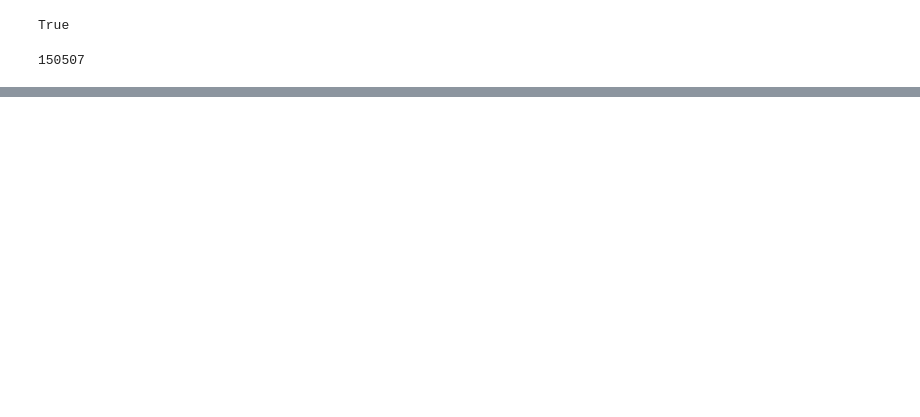
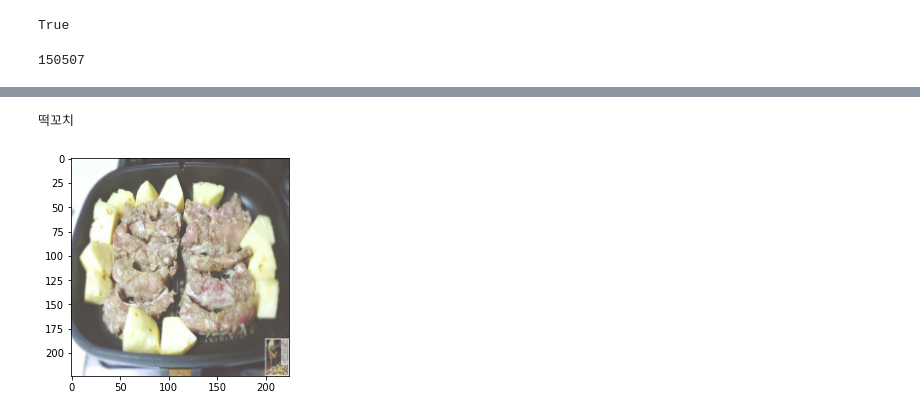
Before and after one commit to kimhwijin/KFood_Models, a Jupyter notebook: KFood_Model.ipynb, the cells around one changed output, grey strips where cells are left out. Drawn from its saved outputs; the diff is of its cells as text; code cells hidden in the pictures; blank space fills up the shorter version.

Commit message:
jpg, jpeg, png format사용, 각기다른 image decoding 방식 적용, bmp, git 포멧 일단제거, image resizing mapping 함수 적용, 데이터셋 생성 및 예시 데이터 take 후 plot

```diff
--- a/KFood_Model.ipynb
+++ b/KFood_Model.ipynb
@@ -97,11 +113,15 @@ def parse_and_crop_image_add_label(tf_filepath):
         print("label error")
 
     return image, int(label)
+# %%
+def resizing_image(image, label):
+    return tf.image.resize(image, (224, 224)), label
 # %%
 def make_kfood_dataset(filepaths, n_read_threads=5, shuffle_buffer_size=None, n_parse_threads=5, batch_size=32, cache=False):
 
     filenames_dataset = tf.data.Dataset.from_tensor_slices(filepaths)
-    dataset = filenames_dataset.map(parse_and_crop_image_add_label, num_parallel_calls=n_parse_threads)
+    dataset = filenames_dataset.map(parse_and_crop_image_add_label)#, num_parallel_calls=n_parse_threads)
+    dataset = dataset.map(resizing_image, num_parallel_calls=n_parse_threads)
     #dataset = filenames_dataset.map(spa)
     if cache:
         dataset = dataset.cache()
@@ -112,4 +132,4 @@ def make_kfood_dataset(filepaths, n_read_threads=5, shuffle_buffer_size=None, n_
     return dataset.prefetch(1)
 # %%
 #데이터셋 생성
-dataset = make_kfood_dataset(image_paths, shuffle_buffer_size=10000, n_parse_threads=tf.data.AUTOTUNE, batch_size=None)
+dataset = make_kfood_dataset(image_paths, shuffle_buffer_size=10000, n_parse_threads=tf.data.AUTOTUNE)
@@ -154,0 +136,3 @@ KeyboardInterrupt:
+# %%
+for images, labels in dataset.take(1):
+    print(images[0], labels[0])
@@ -154,0 +165,6 @@ KeyboardInterrupt:
+# %%
+plt.imshow(images[0]/255.)
+print(bytes(tf_class_to_label[int(labels[0])].numpy()).decode('utf-8'))
+# %% [output]
+떡꼬치
+[figure, added]
```
Also changed, not shown: parts of 10 cells of this notebook.
